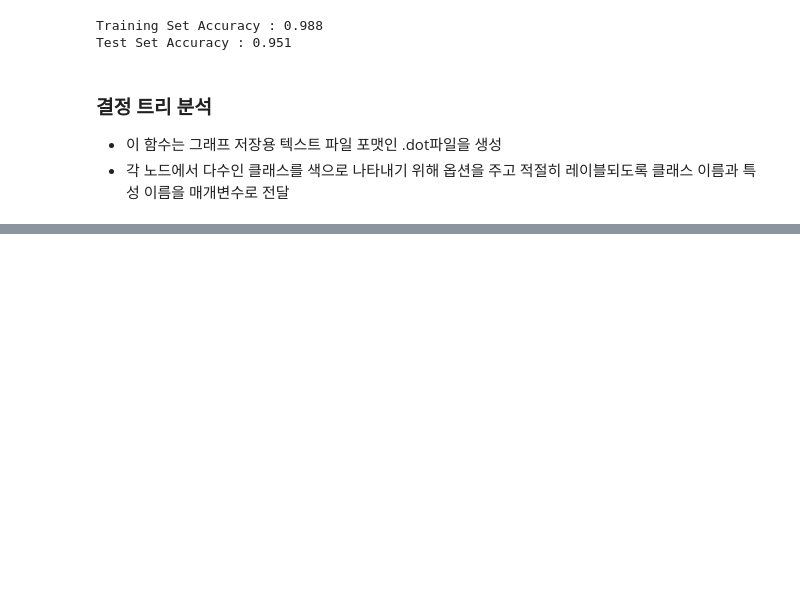
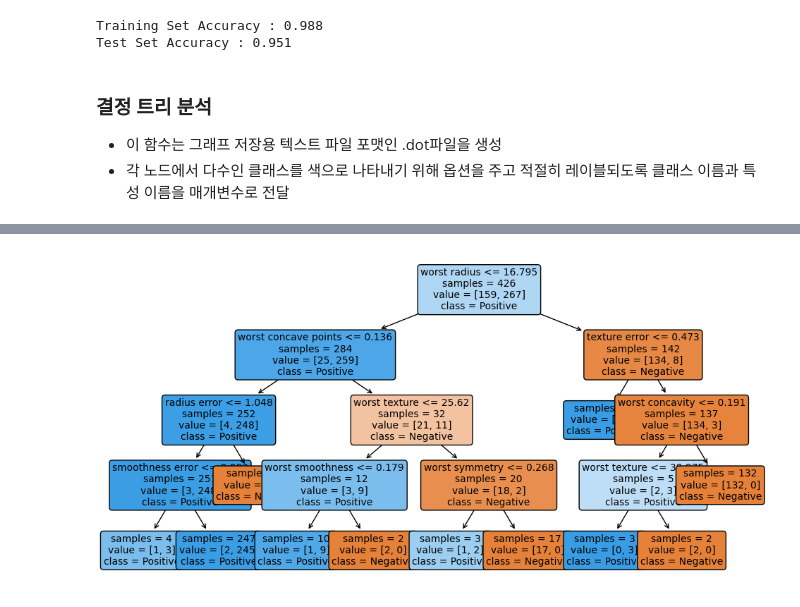
Before and after one commit to haribo09876/MachineLearning, a Jupyter notebook: 02. SupervisedLearning/03. SupervisedLearningAlgorithm.ipynb, the cells around one changed output, grey strips where cells are left out. Cells and saved outputs as stored; diff of their text form; code cells hidden in the pictures; blank space fills up the shorter version.

```diff
--- a/02. SupervisedLearning/03. SupervisedLearningAlgorithm.ipynb
+++ b/02. SupervisedLearning/03. SupervisedLearningAlgorithm.ipynb
@@ -783,0 +789,8 @@ display(graphviz.Source(dot_graph))
+# %%
+# plot_tree() 함수를 사용하면 .dot 파일을 만들지 않고 바로 트리를 그릴 수 있음
+from sklearn.tree import plot_tree
+plt.figure(figsize=(12, 6))
+plot_tree(tree, class_names=["Negative", "Positive"], feature_names=cancer.feature_names, impurity=False, filled=True, rounded=True, fontsize=10)
+plt.show();
+# %% [output]
+[figure, added]
```
Also changed, not shown: parts of 13 cells of this notebook, 1 other file.
